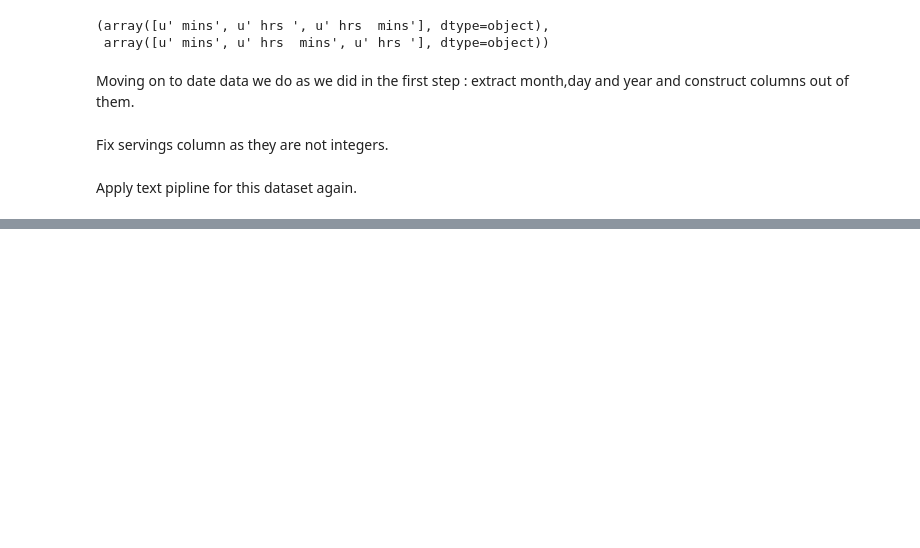
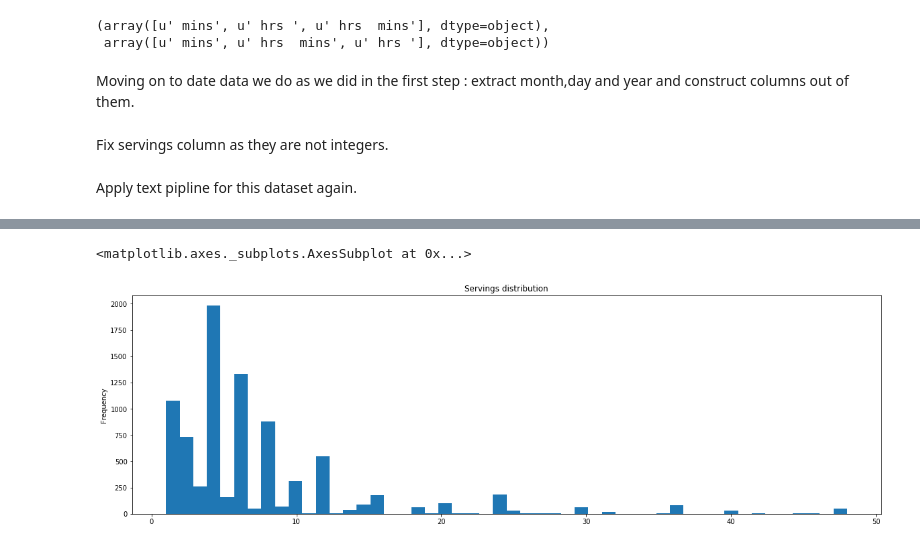
Before and after one commit to leonardoperrone/smart-recipes, a Jupyter notebook: Preprocessing.ipynb, the cells around one changed output, grey strips where cells are left out. Saved outputs shown, nothing was run; the diff lists cells and outputs as text; code cells hidden in the pictures; blank space fills up the shorter version.

```diff
--- a/Preprocessing.ipynb
+++ b/Preprocessing.ipynb
@@ -383,7 +394,7 @@ food_com_df['review_year']  = food_com_df['review_date'].apply(lambda x: extract
 # %%
 food_com_df['post_day'] = food_com_df['date'].map(lambda x: x.day)
 food_com_df['post_month'] = food_com_df['date'].map(lambda x: x.month)
-food_com_df['post_year'] = food_com_df['date'].map(lambda x: x.day)
+food_com_df['post_year'] = food_com_df['date'].map(lambda x: x.year)
 # %% [markdown]
 Fix servings column as they are not integers.
 # %%
@@ -426,0 +615,6 @@ food_com_df,tfidf_foodcom_df,count_foodcom_df
+# %%
+servings = food_com_servings[(food_com_servings['servings'] > 0) & (food_com_servings['servings'] < 50)]
+servings['servings'].plot(kind='hist', bins=50, figsize=(20,6), title='Servings distribution')
+# %% [output]
+<matplotlib.axes._subplots.AxesSubplot at 0x...>
+[figure, added]
```
Also changed, not shown: parts of 72 cells of this notebook.
